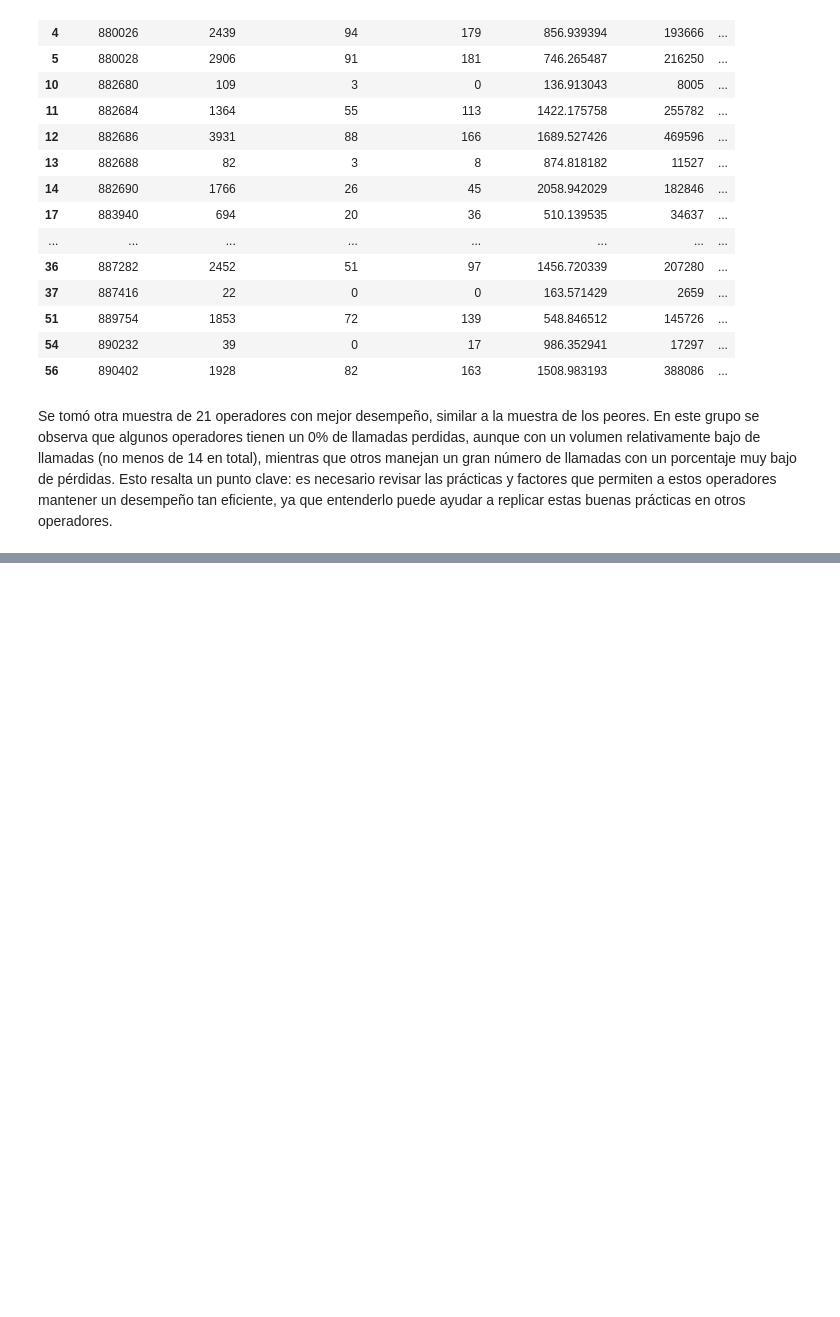
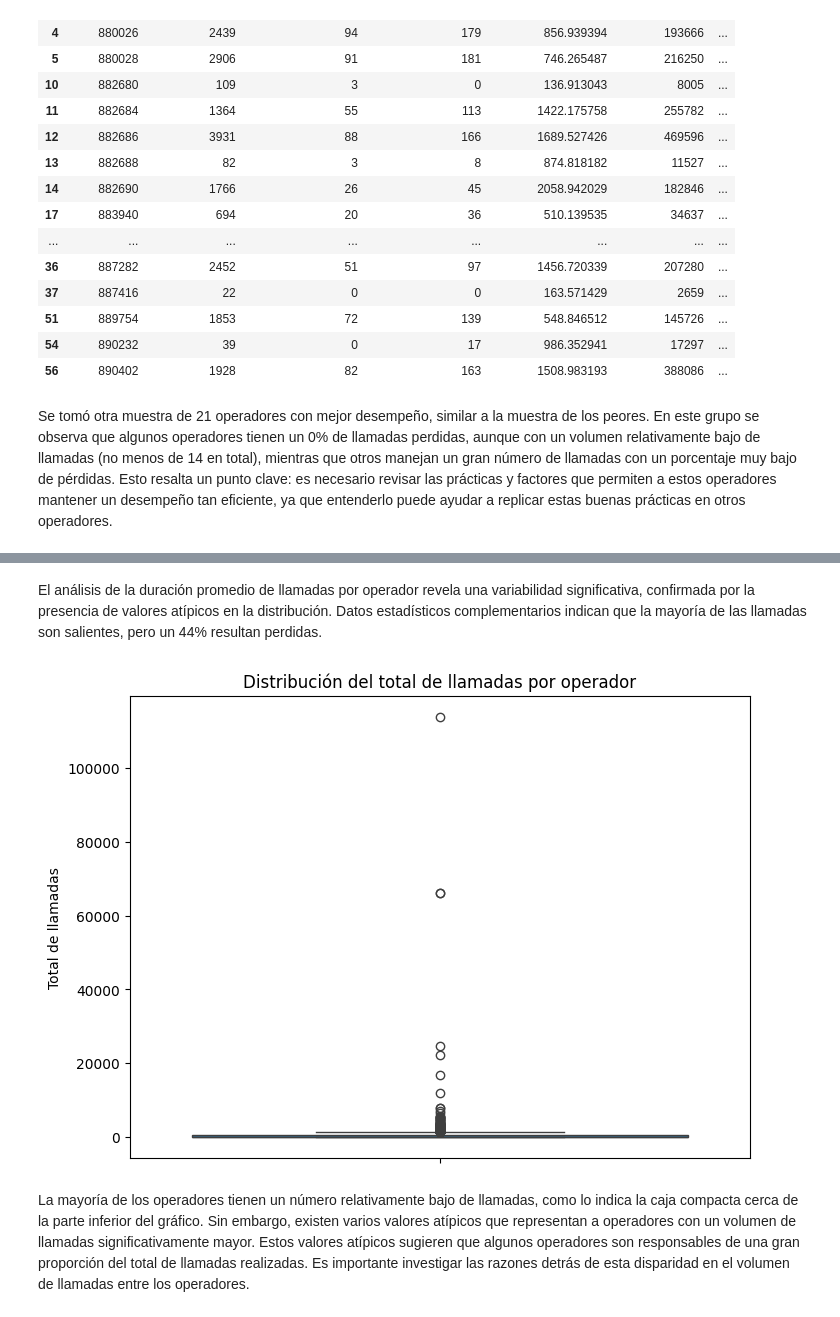
Before and after one commit to fttm-mdz/proyecto_final, a Jupyter notebook: notebooks/EDA_inicial.ipynb, the cells around one changed output, grey strips where cells are left out. Cells and saved outputs as stored; diff of their text form; code cells hidden in the pictures; blank space fills up the shorter version.

```diff
--- a/notebooks/EDA_inicial.ipynb
+++ b/notebooks/EDA_inicial.ipynb
@@ -461,0 +486,12 @@ Se tomó otra muestra de 21 operadores con mejor desempeño, similar a la muestr
+# %% [markdown]
+El análisis de la duración promedio de llamadas por operador revela una variabilidad significativa, confirmada por la presencia de valores atípicos en la distribución. Datos estadísticos complementarios indican que la mayoría de las llamadas son salientes, pero un 44% resultan perdidas.
+# %%
+plt.figure(figsize=(8,6))
+sns.boxplot(data=resumen_operadores, y="total_llamadas")
+plt.title("Distribución del total de llamadas por operador")
+plt.ylabel("Total de llamadas")
+plt.show()
+# %% [output]
+[figure, added]
+# %% [markdown]
+La mayoría de los operadores tienen un número relativamente bajo de llamadas, como lo indica la caja compacta cerca de la parte inferior del gráfico. Sin embargo, existen varios valores atípicos que representan a operadores con un volumen de llamadas significativamente mayor. Estos valores atípicos sugieren que algunos operadores son responsables de una gran proporción del total de llamadas realizadas. Es importante investigar las razones detrás de esta disparidad en el volumen de llamadas entre los operadores.
```
Also changed, not shown: parts of 15 cells of this notebook, 1 other file.
